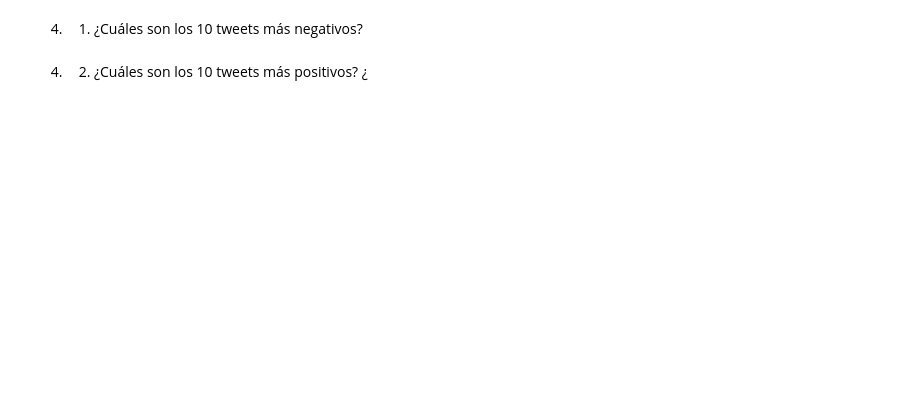
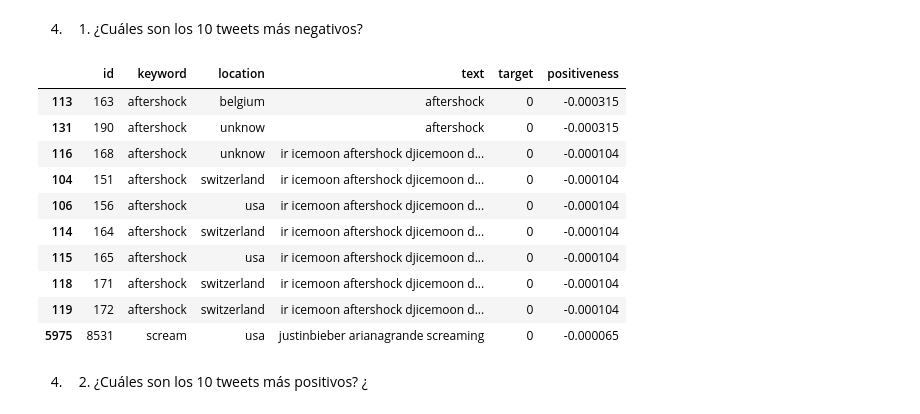
Before and after one commit to lauratamath/HDT5_Data, a Jupyter notebook: HDT5.ipynb, the cells around one changed output. Cells and saved outputs as stored; diff of their text form; code cells hidden in the pictures; blank space fills up the shorter version.

```diff
--- a/HDT5.ipynb
+++ b/HDT5.ipynb
@@ -626,4 +672,18 @@ killed ->  0.07679870654810024
 # %% [markdown]
 4. 1. ¿Cuáles son los 10 tweets más negativos?
+# %%
+testinTrain[testinTrain["positiveness"] < 0].sort_values(by=['positiveness'], ascending=True).head(10)
+# %% [output]
+|  | id | keyword | location | text | target | positiveness |
+| 113 | 163 | aftershock | belgium | aftershock | 0 | -0.000315 |
+| 131 | 190 | aftershock | unknow | aftershock | 0 | -0.000315 |
+| 116 | 168 | aftershock | unknow | ir icemoon aftershock djicemoon d... | 0 | -0.000104 |
+| 104 | 151 | aftershock | switzerland | ir icemoon aftershock djicemoon d... | 0 | -0.000104 |
+| 106 | 156 | aftershock | usa | ir icemoon aftershock djicemoon d... | 0 | -0.000104 |
+| 114 | 164 | aftershock | switzerland | ir icemoon aftershock djicemoon d... | 0 | -0.000104 |
+| 115 | 165 | aftershock | usa | ir icemoon aftershock djicemoon d... | 0 | -0.000104 |
+| 118 | 171 | aftershock | switzerland | ir icemoon aftershock djicemoon d... | 0 | -0.000104 |
+| 119 | 172 | aftershock | switzerland | ir icemoon aftershock djicemoon d... | 0 | -0.000104 |
+| 5975 | 8531 | scream | usa | justinbieber arianagrande screaming | 0 | -0.000065 |
 # %% [markdown]
 4. 2. ¿Cuáles son los 10 tweets más positivos? ¿
```
Also changed, not shown: parts of 3 cells of this notebook.
